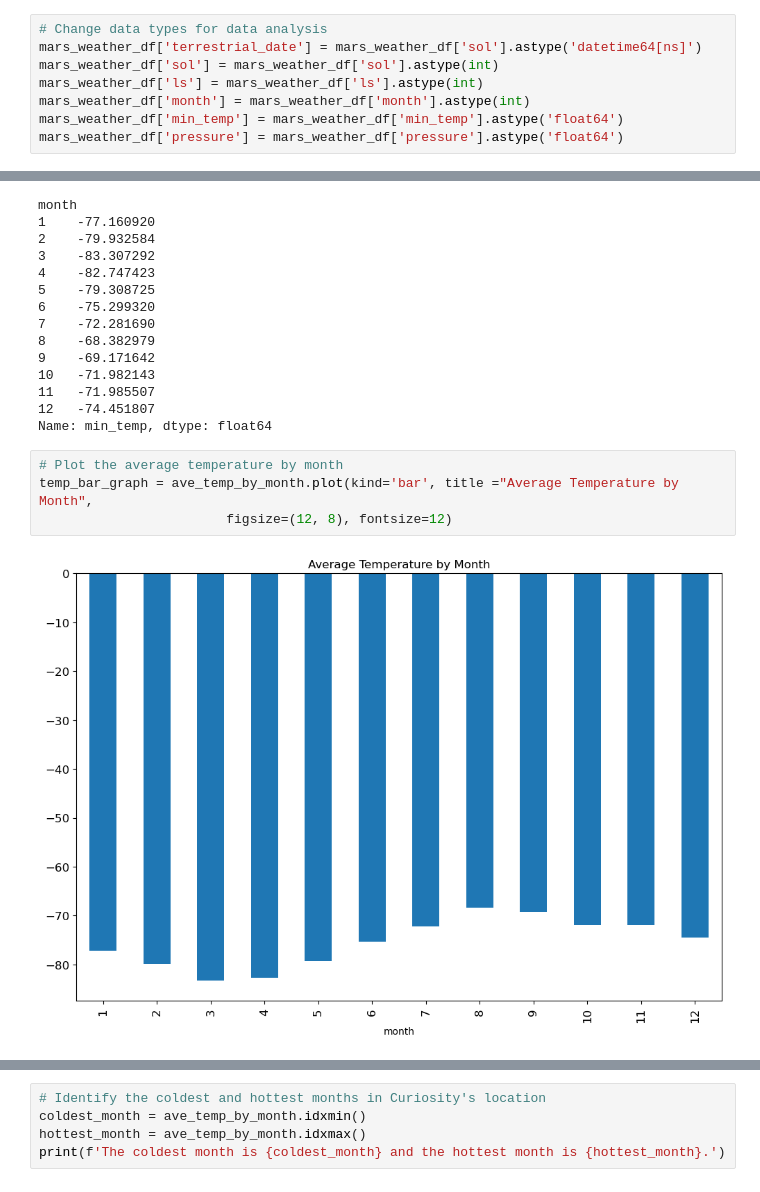
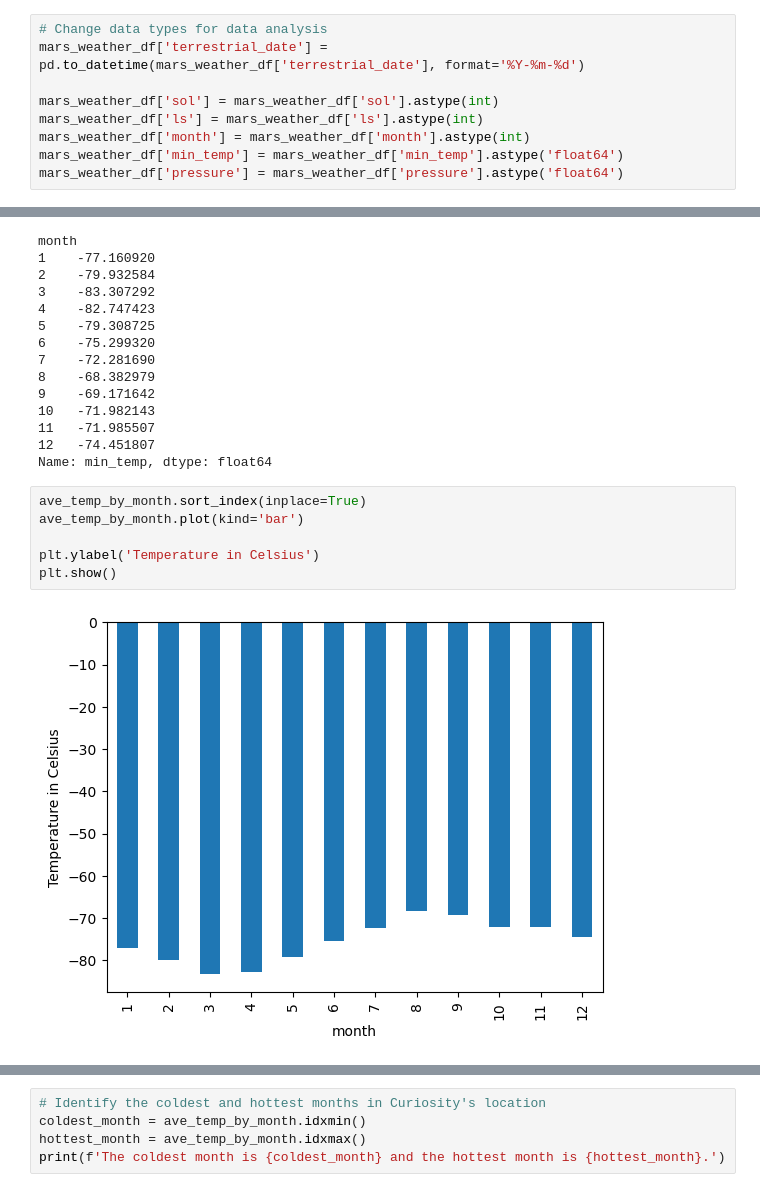
Before and after one commit to TerrySimBar/web_scrape_challenge, a Jupyter notebook: MarsPy/mars_weather.ipynb, the cells around one changed output, grey strips where cells are left out. Drawn from its saved outputs; the diff is of its cells as text.

```diff
--- a/MarsPy/mars_weather.ipynb
+++ b/MarsPy/mars_weather.ipynb
@@ -139,7 +114,8 @@ pressure            object
 dtype: object
 # %%
 # Change data types for data analysis
-mars_weather_df['terrestrial_date'] = mars_weather_df['sol'].astype('datetime64[ns]')
+mars_weather_df['terrestrial_date'] = pd.to_datetime(mars_weather_df['terrestrial_date'], format='%Y-%m-%d')
+
 mars_weather_df['sol'] = mars_weather_df['sol'].astype(int)
 mars_weather_df['ls'] = mars_weather_df['ls'].astype(int)
 mars_weather_df['month'] = mars_weather_df['month'].astype(int)
@@ -218,9 +204,11 @@ month
 11   -71.985507
 12   -74.451807
 Name: min_temp, dtype: float64
-# %%
-# Plot the average temperature by month
-temp_bar_graph = ave_temp_by_month.plot(kind='bar', title ="Average Temperature by Month",
-                        figsize=(12, 8), fontsize=12)
-# %% [output]
-[figure, removed]
+# %%
+ave_temp_by_month.sort_index(inplace=True)
+ave_temp_by_month.plot(kind='bar')
+
+plt.ylabel('Temperature in Celsius')
+plt.show()
+# %% [output]
+[figure, added]
```
Also changed, not shown: parts of 25 cells of this notebook, 3 other files.
